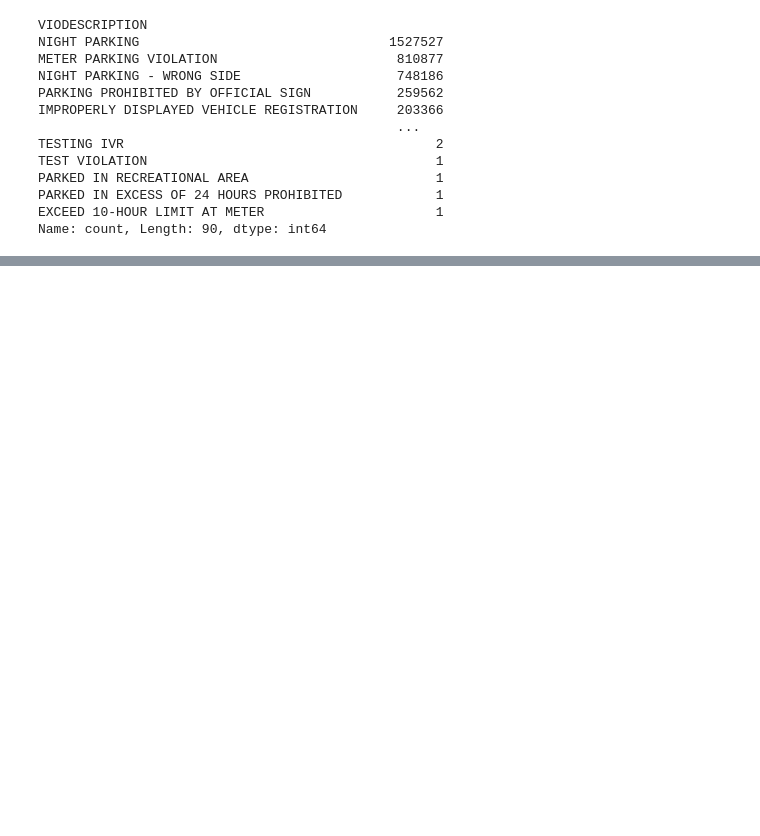
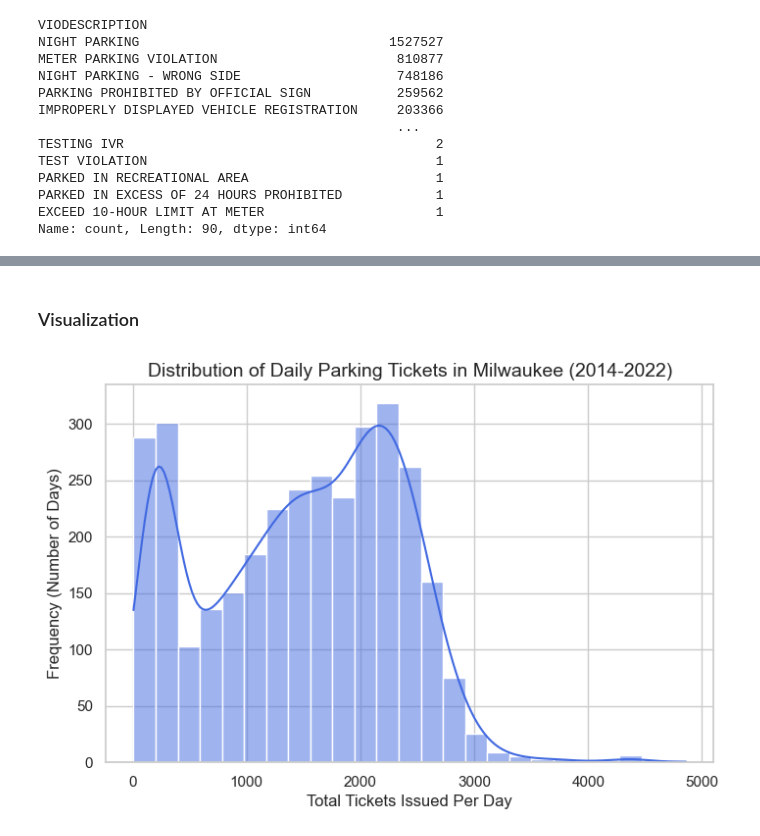
Before and after one commit to johneckberg/Milwaukee-Ticket-Data-Analysis, a Jupyter notebook: parking_final_project.ipynb, the cells around one changed output, grey strips where cells are left out. Saved outputs shown, nothing was run; the diff lists cells and outputs as text; code cells hidden in the pictures; blank space fills up the shorter version.

Commit message:
Visualizations (Temporal [and Violation Counts] Features)

```diff
--- a/parking_final_project.ipynb
+++ b/parking_final_project.ipynb
@@ -277,0 +280,15 @@ daily_summary_df.sample(10)
+# %% [markdown]
+### Visualization
+# %%
+sns.set_theme(style="whitegrid")
+
+# Histogram Plot of the Distribution of Total Daily Tickets -> show Right Skewed Tail
+plt.figure(figsize=(8, 5))
+sns.histplot(daily_summary_df['total_tickets'], bins=25, kde=True, color='royalblue')
+
+plt.title("Distribution of Daily Parking Tickets in Milwaukee (2014-2022)", fontsize=14)
+plt.xlabel("Total Tickets Issued Per Day", fontsize=12)
+plt.ylabel("Frequency (Number of Days)", fontsize=12)
+plt.show()
+# %% [output]
+[figure, added]
```
Also changed, not shown: parts of 15 cells of this notebook.
